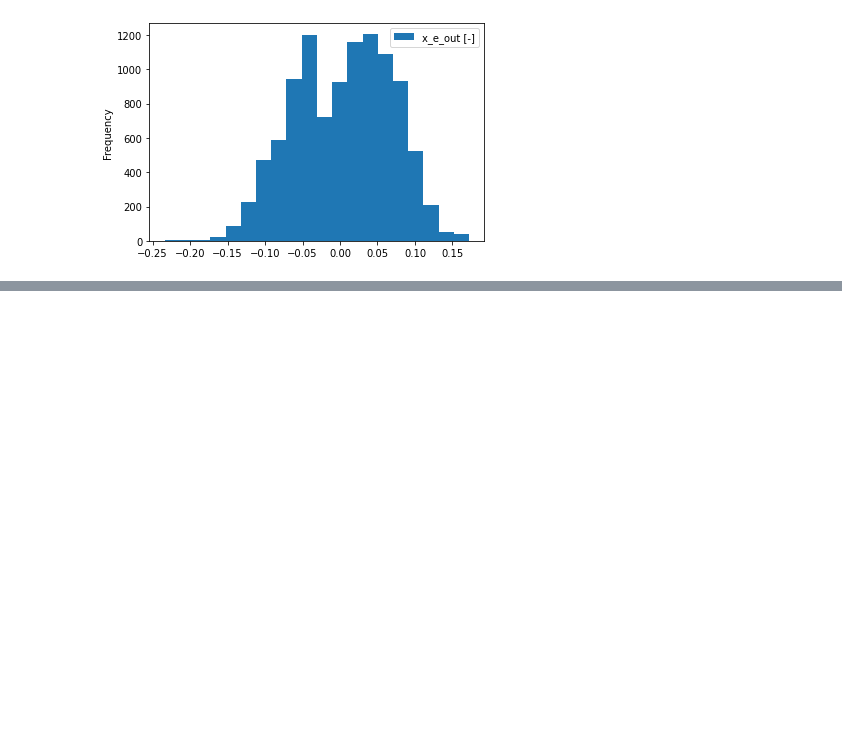
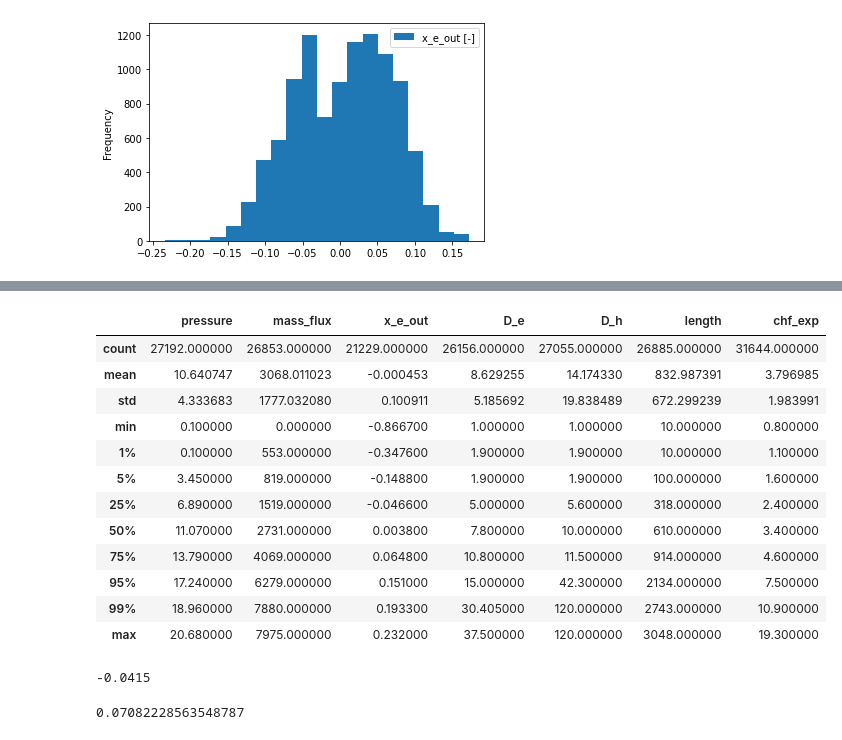
Before and after one commit to mateuszk098/kaggle-notebooks, a Jupyter notebook: playground_series_s3e15/model.ipynb, the cells around one changed output, grey strips where cells are left out. Cells and saved outputs as stored; diff of their text form; code cells hidden in the pictures; blank space fills up the shorter version.

```diff
--- a/playground_series_s3e15/model.ipynb
+++ b/playground_series_s3e15/model.ipynb
@@ -520,0 +594,54 @@ submission.plot(kind="hist", bins=20)
+# %%
+synthetic.describe(percentiles=[0.01, 0.05, 0.25, 0.50, 0.75, 0.95, 0.99])
+# %% [output]
+|  | pressure | mass_flux | x_e_out | D_e | D_h | length | chf_exp |
+| count | 27192.000000 | 26853.000000 | 21229.000000 | 26156.000000 | 27055.000000 | 26885.000000 | 31644.000000 |
+| mean | 10.640747 | 3068.011023 | -0.000453 | 8.629255 | 14.174330 | 832.987391 | 3.796985 |
+| std | 4.333683 | 1777.032080 | 0.100911 | 5.185692 | 19.838489 | 672.299239 | 1.983991 |
+| min | 0.100000 | 0.000000 | -0.866700 | 1.000000 | 1.000000 | 10.000000 | 0.800000 |
+| 1% | 0.100000 | 553.000000 | -0.347600 | 1.900000 | 1.900000 | 10.000000 | 1.100000 |
+| 5% | 3.450000 | 819.000000 | -0.148800 | 1.900000 | 1.900000 | 100.000000 | 1.600000 |
+| 25% | 6.890000 | 1519.000000 | -0.046600 | 5.000000 | 5.600000 | 318.000000 | 2.400000 |
+| 50% | 11.070000 | 2731.000000 | 0.003800 | 7.800000 | 10.000000 | 610.000000 | 3.400000 |
+| 75% | 13.790000 | 4069.000000 | 0.064800 | 10.800000 | 11.500000 | 914.000000 | 4.600000 |
+| 95% | 17.240000 | 6279.000000 | 0.151000 | 15.000000 | 42.300000 | 2134.000000 | 7.500000 |
+| 99% | 18.960000 | 7880.000000 | 0.193300 | 30.405000 | 120.000000 | 2743.000000 | 10.900000 |
+| max | 20.680000 | 7975.000000 | 0.232000 | 37.500000 | 120.000000 | 3048.000000 | 19.300000 |
+# %%
+synthetic[synthetic["chf_exp"] >= 10.9].x_e_out.median()
+# %% [output]
+-0.0415
+# %%
+from miceforest import ImputationKernel
+from miceforest import mean_match_default
+
+
+Xy_mice = pd.DataFrame(
+    np.concatenate([X_train, y_train[:, np.newaxis]], axis=1),
+    columns=np.r_[final_preprocess.get_feature_names_out(), ["x_e_out"]],
+)
+
+scores = []
+
+for k, (_, test_ids) in enumerate(kfold.split(Xy_mice)):
+    Xy_k = Xy_mice.copy()
+    Xy_k.loc[test_ids, "x_e_out"] = np.nan
+
+    mms = mean_match_default.copy()
+    mms.set_mean_match_candidates(0)  # This turns off PMM
+
+    imput_kernel = ImputationKernel(Xy_k, random_state=42, mean_match_scheme=mms)
+    imput_kernel.mice(iterations=10, n_estimators=200, min_data_in_leaf=8)
+    X_imputed = imput_kernel.complete_data()
+
+    rmse = mean_squared_error(
+        Xy_mice.loc[test_ids, "x_e_out"],
+        X_imputed.loc[test_ids, "x_e_out"],
+        squared=False,
+    )
+
+    scores.append(rmse)
+
+np.mean(scores)
+# %% [output]
+0.07082228563548787
```
Also changed, not shown: parts of 25 cells of this notebook.
